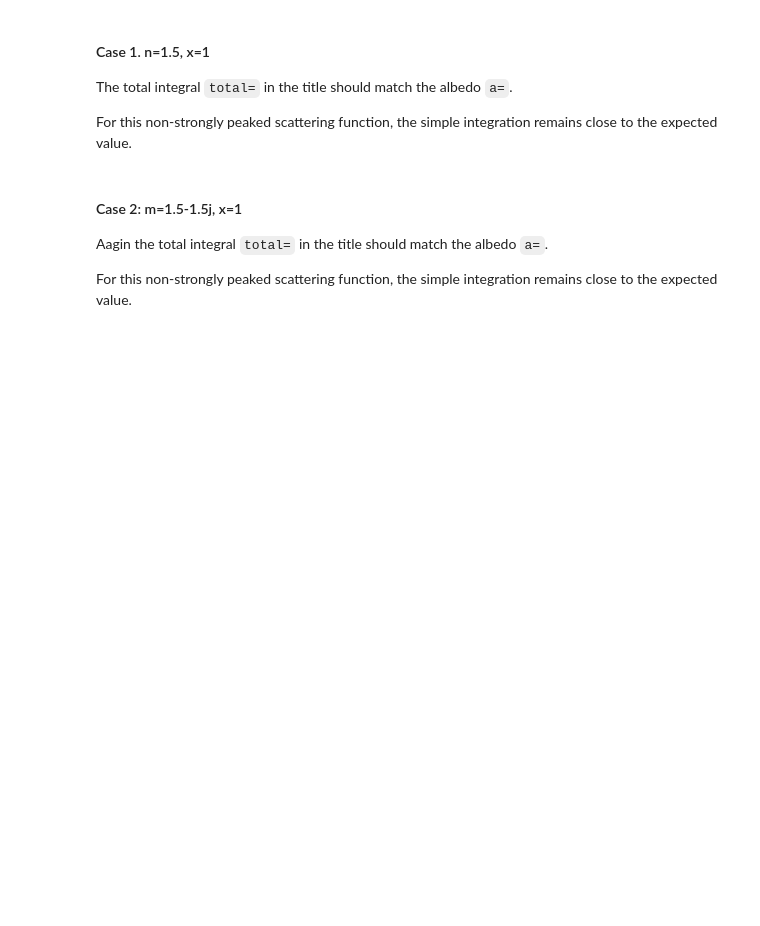
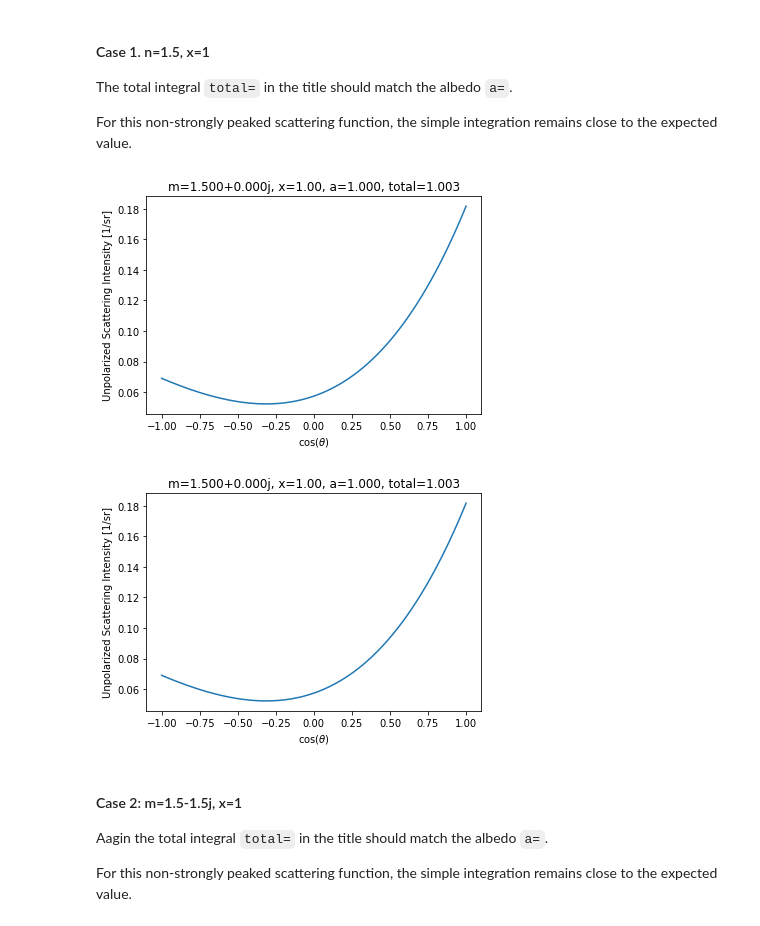
Before and after one commit to scottprahl/miepython, a Jupyter notebook: docs/03_angular_scattering.ipynb, the cells around one changed output. Drawn from its saved outputs; the diff is of its cells as text; code cells hidden in the pictures; blank space fills up the shorter version.

```diff
--- a/docs/03_angular_scattering.ipynb
+++ b/docs/03_angular_scattering.ipynb
@@ -346,20 +355,35 @@ For this non-strongly peaked scattering function, the simple integration remains
 # %%
 m = 1.5
 x = 1
 mu = np.linspace(-1,1,501)
 intensity = miepython.i_unpolarized(m,x,mu)
 qext, qsca, qback, g = miepython.mie(m,x)
 a = qsca/qext
 
 #integrate over all angles
 dmu = mu[1] - mu[0]
 total = 2 * np.pi * dmu * np.sum(intensity)
 
 plt.plot(mu,intensity)
 plt.xlabel(r'$\cos(\theta)$')
 plt.ylabel('Unpolarized Scattering Intensity [1/sr]')
 plt.title('m=%.3f%+.3fj, x=%.2f, a=%.3f, total=%.3f'%(m.real,m.imag,x,a, total))
 plt.show()
+
+intensity = miepython.i_unpolarized(m,x,mu,norm='one')
+
+#integrate over all angles
+dmu = mu[1] - mu[0]
+total = 2 * np.pi * dmu * np.sum(intensity)
+
+plt.plot(mu,intensity)
+plt.xlabel(r'$\cos(\theta)$')
+plt.ylabel('Unpolarized Scattering Intensity [1/sr]')
+plt.title('m=%.3f%+.3fj, x=%.2f, a=%.3f, total=%.3f'%(m.real,m.imag,x, 1, total))
+plt.show()
+# %% [output]
+[figure, added]
+[figure, added]
 # %% [markdown]
 #### Case 2: m=1.5-1.5j, x=1
 
```
Also changed, not shown: parts of 20 cells of this notebook, 6 other files.
